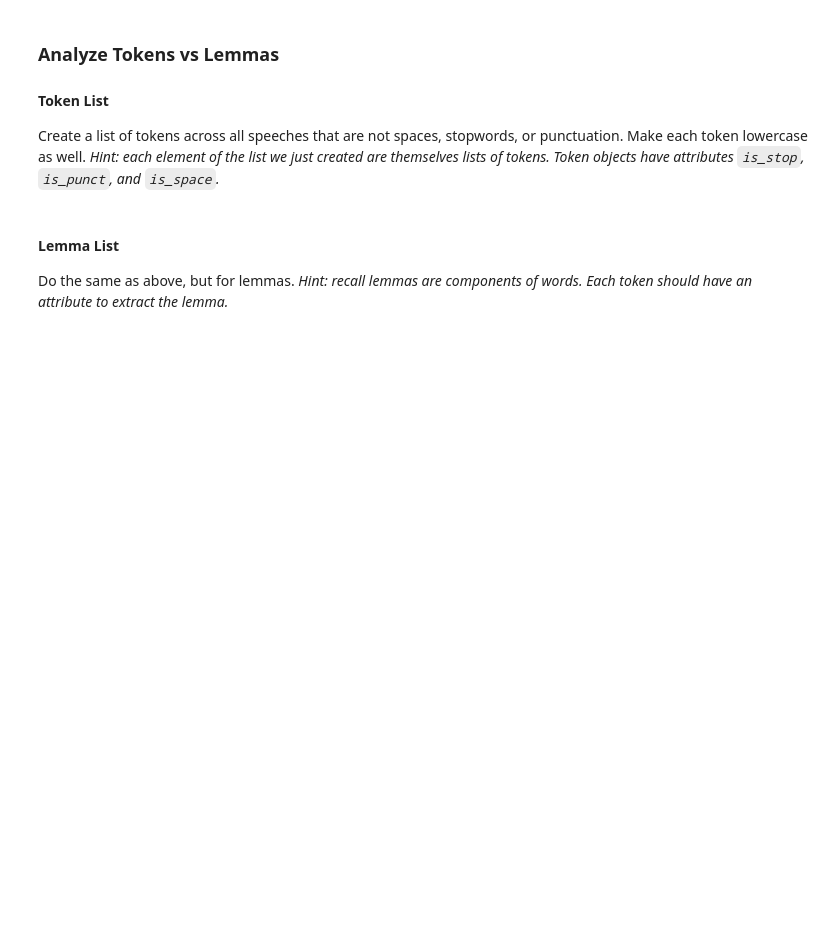
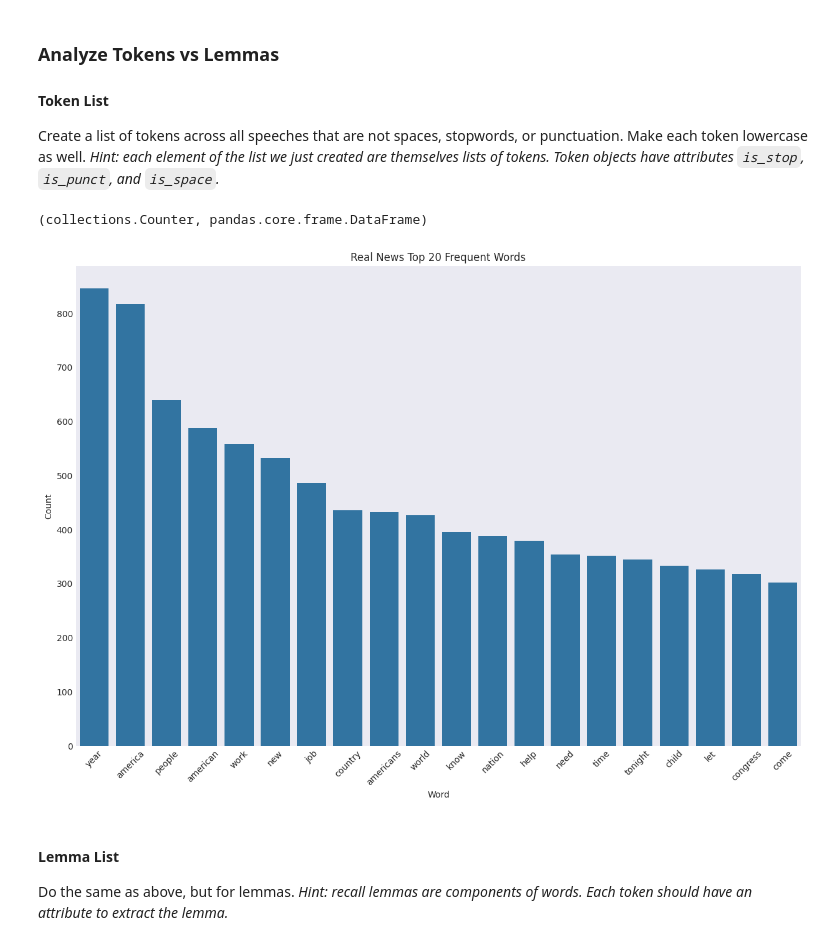
Before and after one commit to UCB-stat-159-f25/proj02-group08, a Jupyter notebook: notebooks/nlp-P02.ipynb, the cells around one changed output. Drawn from its saved outputs; the diff is of its cells as text; code cells hidden in the pictures; blank space fills up the shorter version.

Commit message:
updated nlp-P02.ipynb up to 'Token versus Lemma Comparison'

```diff
--- a/notebooks/nlp-P02.ipynb
+++ b/notebooks/nlp-P02.ipynb
@@ -8,7 +8,7 @@ import pandas as pd
 import matplotlib.pyplot as plt
 import seaborn as sns
 
-plt.style.use('seaborn-v0_8-dark')
+# plt.style.use('seaborn-v0_8-dark')
 # %%
 # read in SOTU.csv using pandas, name the variable `sou` for simplicity
 # the below cell is what the output should look like
@@ -120,0 +192,4 @@ nlp.component_names
+# %%
+sou_step02_year_2000_above_text_nlp = [nlp(speech) for speech in tqdm(sou_2000_above_text)]
+# save_the_processed_data(data=sou_step02_year_2000_above_text_nlp, filepath=part00.DIR_DATA_PROCESSED / "sou_step02_year_2000_above_text_nlp.csv")
+sou_step02_year_2000_above_text_nlp;
@@ -124,9 +210,49 @@ nlp.component_names
 #### Token List
 
 Create a list of tokens across all speeches that are not spaces, stopwords, or punctuation. Make each token lowercase as well. *Hint: each element of the list we just created are themselves lists of tokens. Token objects have attributes `is_stop`, `is_punct`, and `is_space`.*
+# %%
+# sou_step03_year_2000_above_tokens = [doc for doc in sou_step02_year_2000_above_text_nlp]
+# sou_step03_year_2000_above_tokens = [token for doc in sou_step02_year_2000_above_text_nlp for token in doc]
+# sou_step03_year_2000_above_tokens = [token.lemma_.lower() for doc in sou_step02_year_2000_above_text_nlp for token in doc]
+# sou_step03_year_2000_above_tokens = [token.text_.lower() for doc in sou_step02_year_2000_above_text_nlp for token in doc
+#                                      if not token.is_stop]
+# sou_step03_year_2000_above_tokens = [token.text.lower() for doc in sou_step02_year_2000_above_text_nlp for token in doc
+#                                      if not token.is_stop and not token.is_punct]
+# sou_step03_year_2000_above_tokens = [token.text.lower() for doc in sou_step02_year_2000_above_text_nlp for token in doc
+#                                      if not token.is_stop and not token.is_punct and not token.is_space]
+sou_step03_year_2000_above_tokens = [token.text.lower() for doc in sou_step02_year_2000_above_text_nlp for token in doc
+                                     if not token.is_stop and not token.is_punct and not token.is_space]
+# TODO: save to data/01_processed
+sou_step03_year_2000_above_tokens;
 # %%
 # print top 20 tokens
 # Hint - use Counter, and one of the Counter object's methods to display the top 20
+
+sou_step04_year_2000_above_tokens_count = Counter(sou_step03_year_2000_above_tokens)
+sou_step04_year_2000_above_tokens_count
+
+# TODO: save to data/01_processed
+sou_step05_year_2000_above_tokens_top20 = sou_step04_year_2000_above_tokens_count.most_common(20)
+sou_step05_year_2000_above_tokens_top20 = pd.DataFrame(sou_step05_year_2000_above_tokens_top20, columns=["Word", "Count"])
+# %%
+type(sou_step04_year_2000_above_tokens_count), type(sou_step05_year_2000_above_tokens_top20)
+# %% [output]
+(collections.Counter, pandas.core.frame.DataFrame)
+# %%
+import seaborn as sns
+
+def plot_top20(
+    token_counts: Counter
+) -> None:
+    fig, ax = plt.subplots(nrows=1, ncols=1, figsize=(15,10))
+    # part00.sns.barplot(token_counts, x="Word", y="Count", ax=ax)
+    sns.barplot(token_counts, x="Word", y="Count", ax=ax)
+    ax.set_title("Real News Top 20 Frequent Words")
+    ax.tick_params(axis='x', labelrotation=45)
+
+plot_top20(token_counts=sou_step05_year_2000_above_tokens_top20)
+# %% [output]
+[figure, added]
 # %% [markdown]
 #### Lemma List
 
```
Also changed, not shown: parts of 16 cells of this notebook, 4 other files.
